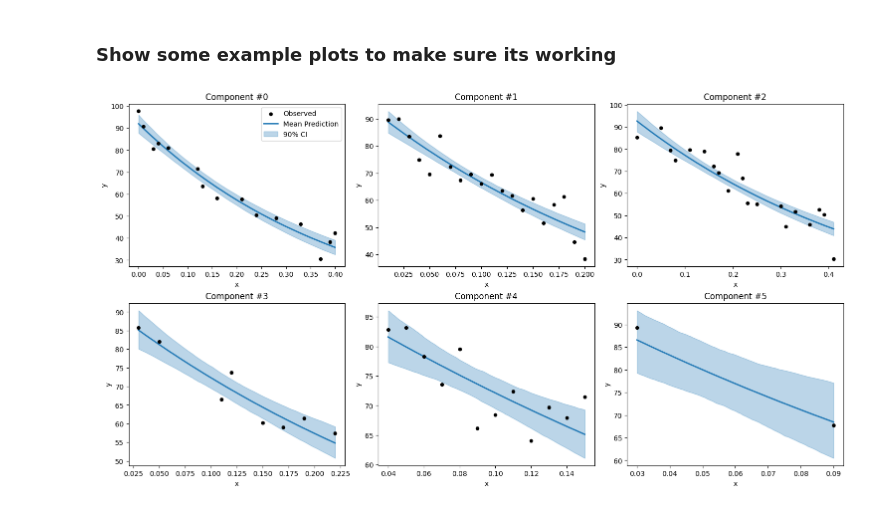
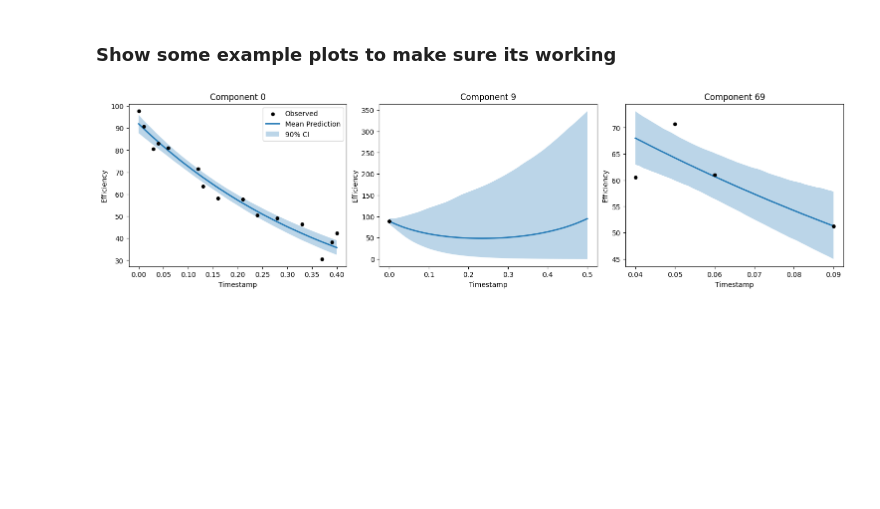
Before and after one commit to jevetts1/bml-coursework-1, a Jupyter notebook: Part B/baseline_model.ipynb, the cells around one changed output. Cells and saved outputs as stored; diff of their text form; code cells hidden in the pictures; blank space fills up the shorter version.

Commit message:
fixed prediction function, improved graph visualisations, added sanity check for blind predictions

```diff
--- a/Part B/baseline_model.ipynb
+++ b/Part B/baseline_model.ipynb
@@ -120,88 +120,51 @@ Array(3.3227026, dtype=float32)
 # %%
 import matplotlib.pyplot as plt
 import numpy as np
 import jax.numpy as jnp
 
-# This was coded by AI so we might wanna make it less sus
+def plot_component_fits(samples, t, y, plot_indices):
+    plot_indices = np.array(plot_indices)
 
-def plot_component_fits(mcmc, x_data, y_data, mask, num_plots=9):
-    """
-    Plots the observed data vs the inferred decay curve.
+    u = samples['u']
+    v = samples['v']
 
-    Args:
-        mcmc: The fitted NumPyro MCMC object.
-        x_data: The padded x input array (N, max_len).
-        y_data: The padded y observed array (N, max_len).
-        mask: The boolean mask array (N, max_len).
-        num_plots: How many random components to visualize.
-    """
-    # 1. Get posterior samples
-    samples = mcmc.get_samples()
-    u_samples = samples['u'] # Shape: (num_samples, 75)
-    v_samples = samples['v'] # Shape: (num_samples, 75)
+    n = len(plot_indices)
+    cols = 3
+    rows = max(1, (n + cols - 1) // cols)
 
-    # 2. Setup the plot grid
-    cols = 3
-    rows = (num_plots + cols - 1) // cols
-    fig, axes = plt.subplots(rows, cols, figsize=(15, 4 * rows), constrained_layout=True)
-    axes = axes.flatten()
+    _, axes = plt.subplots(rows, cols, figsize=(15, 4 * rows), constrained_layout=True)
+    axes = np.atleast_1d(axes).flatten()
 
-    # Select indices to plot (e.g., first few or random)
-    indices_to_plot = np.arange(min(num_plots, x_data.shape[0]))
+    for i, ax in zip(plot_indices, axes):
+        t_i = t[i]
+        y_i = y[i]
 
-    for i, ax in zip(indices_to_plot, axes):
-        # --- A. Prepare Real Data ---
-        # Apply mask to get only real observations for this component
-        valid_idx = mask[i].astype(bool)
-        x_real = x_data[i][valid_idx]
-        y_real = y_data[i][valid_idx]
+        t_linspace = jnp.linspace(t[i].min(), t[i].max()) if len(t[i]) > 1 else jnp.linspace(0, 0.5)
 
-        # Sort X for cleaner plotting of lines
-        sort_order = np.argsort(x_real)
-        x_real = x_real[sort_order]
-        y_real = y_real[sort_order]
+        u_i = u[:, i]
+        v_i = v[:, i]
+        preds = u_i[:, None] * jnp.exp(-v_i[:, None] * t_linspace)
 
-        # --- B. Generate Prediction Curve ---
-        # Create a smooth x-axis for the line plot
-        x_smooth = jnp.linspace(x_real.min(), x_real.max(), 100)
+        mean_pred = preds.mean(axis=0)
+        low = jnp.percentile(preds, 5, axis=0)
+        high = jnp.percentile(preds, 95, axis=0)
 
-        # Get samples specifically for component 'i'
-        u_i = u_samples[:, i] # Shape: (num_samples,)
-        v_i = v_samples[:, i]
+        ax.scatter(t_i, y_i, color="black", s=20, zorder=3, label="Observed")
+        ax.plot(t_linspace, mean_pred, lw=2, label="Mean Prediction")
+        ax.fill_between(t_linspace, low, high, alpha=0.3, label="90% CI")
 
-        # Calculate curve for ALL samples: y = u * exp(-v * x)
-        # Broadcasting: (samples, 1) * exp(-(samples, 1) * (100,))
-        predictions = u_i[:, None] * jnp.exp(-v_i[:, None] * x_smooth)
+        ax.set_title(f"Component {i}")
+        ax.set_xlabel("Timestamp")
+        ax.set_ylabel("Efficiency")
 
-        # Calculate Mean and 90% Credible Interval (CI)
-        mean_pred = jnp.mean(predictions, axis=0)
-        hpdi_low = jnp.percentile(predictions, 5, axis=0)
-        hpdi_high = jnp.percentile(predictions, 95, axis=0)
+    axes[0].legend()
 
-        # --- C. Plotting ---
-        # 1. Plot real data points
-        ax.scatter(x_real, y_real, color='black', s=20, label='Observed', zorder=3)
-
-        # 2. Plot Mean Line
-        ax.plot(x_smooth, mean_pred, color='tab:blue', lw=2, label='Mean Prediction')
-
-        # 3. Plot Uncertainty Band
-        ax.fill_between(x_smooth, hpdi_low, hpdi_high, color='tab:blue', alpha=0.3, label='90% CI')
-
-        ax.set_title(f"Component #{i}")
-        ax.set_xlabel("x")
-        ax.set_ylabel("y")
-
-        # Only show legend on the first plot to avoid clutter
-        if i == 0:
-            ax.legend()
-
-    # Hide unused subplots
-    for j in range(i + 1, len(axes)):
-        axes[j].axis('off')
+    for ax in axes[n:]:
+        ax.axis("off")
 
     plt.show()
 
-plot_component_fits(mcmc, x_padded, y_padded, mask, num_plots=3)
+
+plot_component_fits(samples, x, y, plot_indices=[0, 9, 69])
 # %% [output]
-[figure, old version]
+[figure, new version]
```
Also changed, not shown: 4 other files.
